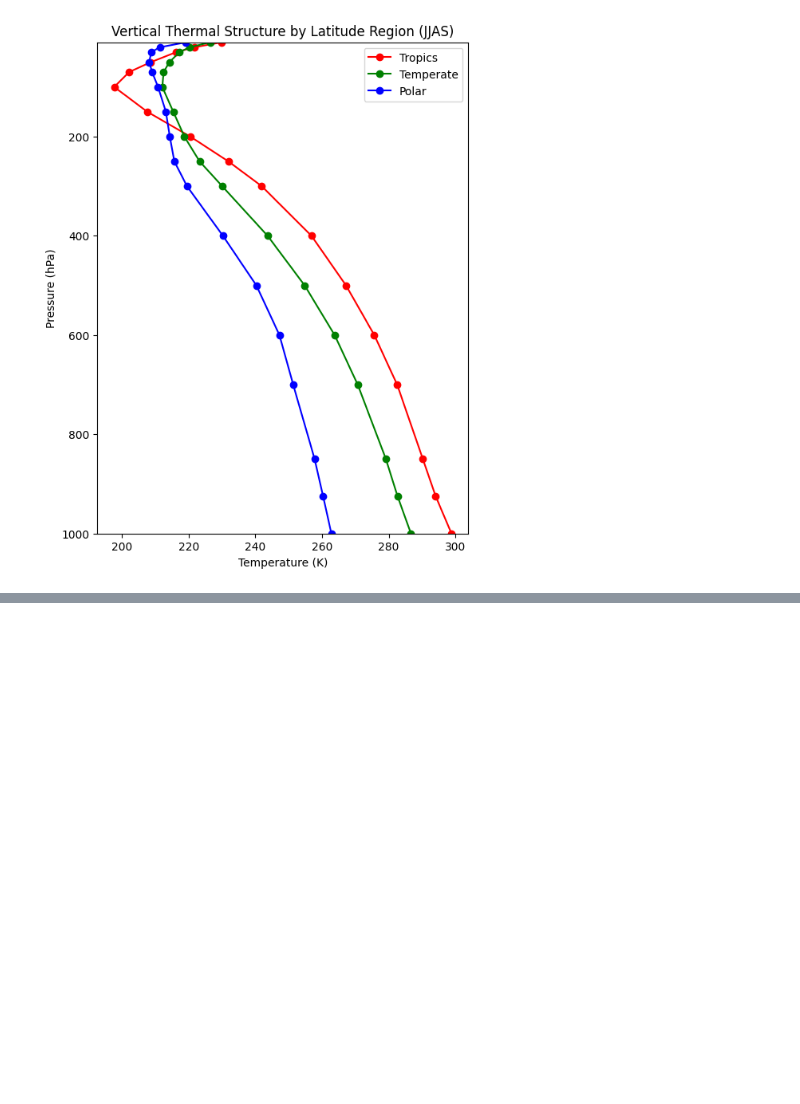
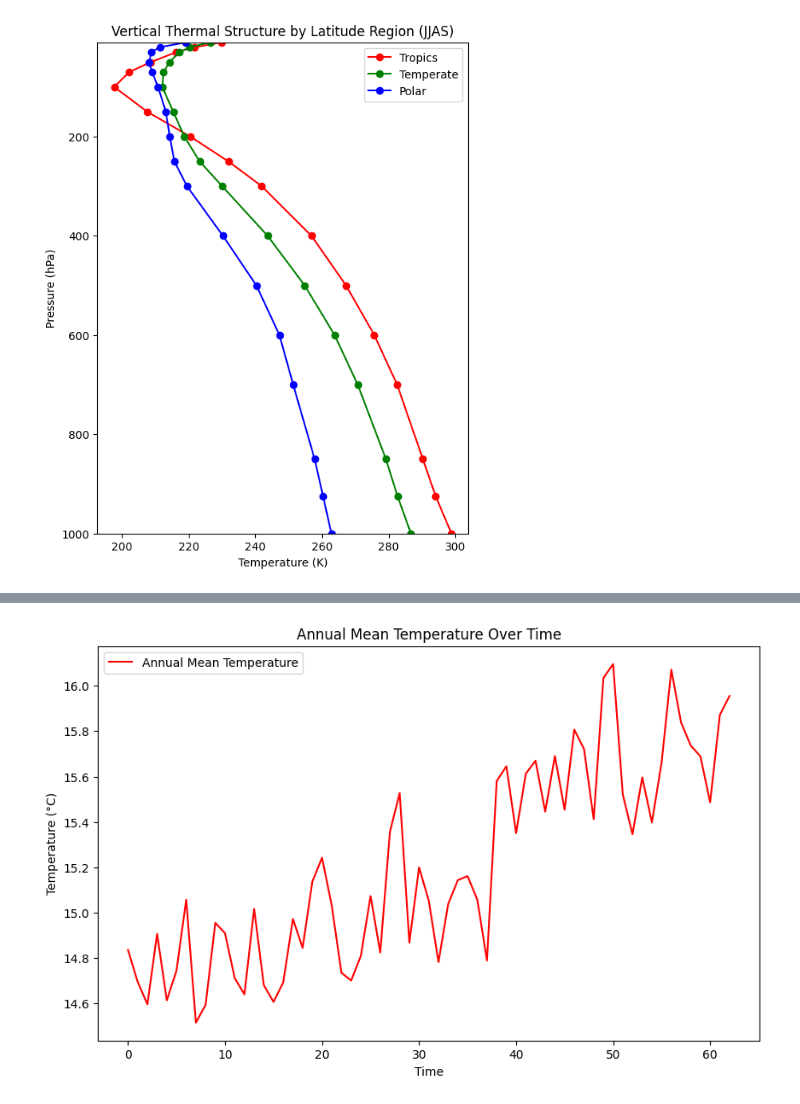
Before and after one commit to shiv3679/ClimGuide, a Jupyter notebook: test.ipynb, the cells around one changed output, grey strips where cells are left out. Saved outputs shown, nothing was run; the diff lists cells and outputs as text; code cells hidden in the pictures; blank space fills up the shorter version.

```diff
--- a/test.ipynb
+++ b/test.ipynb
@@ -183,0 +320,15 @@ plt.show()
+# %%
+# Resample the data to annual means
+tmp_fldmean_annual = tmp_fldmean.resample(time='1Y').mean()
+
+# Plot resampled time series
+plt.figure(figsize=(10,6))
+plt.plot(tmp_fldmean_annual, color='red', label='Annual Mean Temperature')
+
+plt.title('Annual Mean Temperature Over Time')
+plt.xlabel('Time')
+plt.ylabel('Temperature (°C)')
+plt.legend()
+plt.show()
+# %% [output]
+[figure, added]
```
Also changed, not shown: parts of 8 cells of this notebook, 5 other files.
